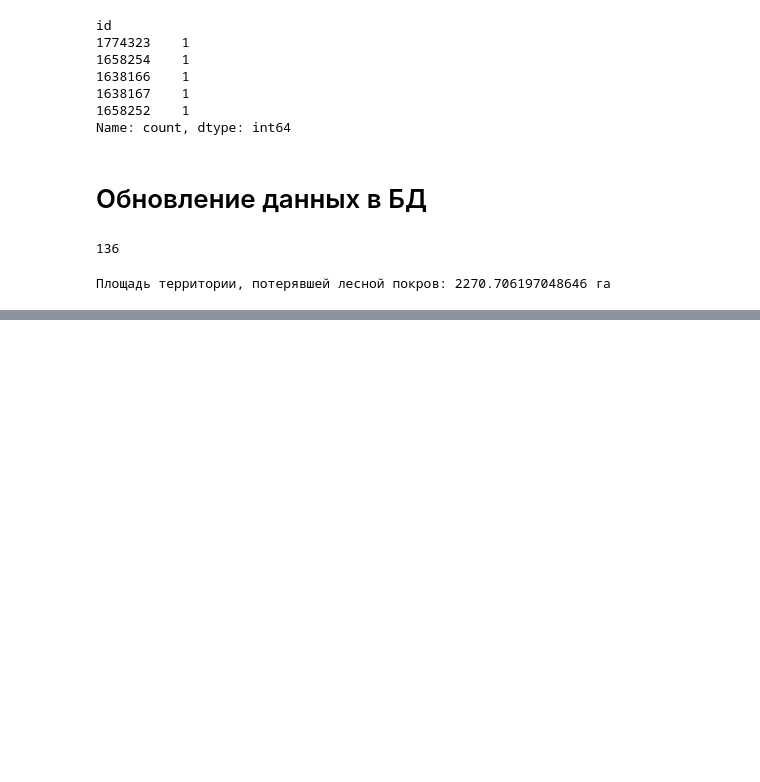
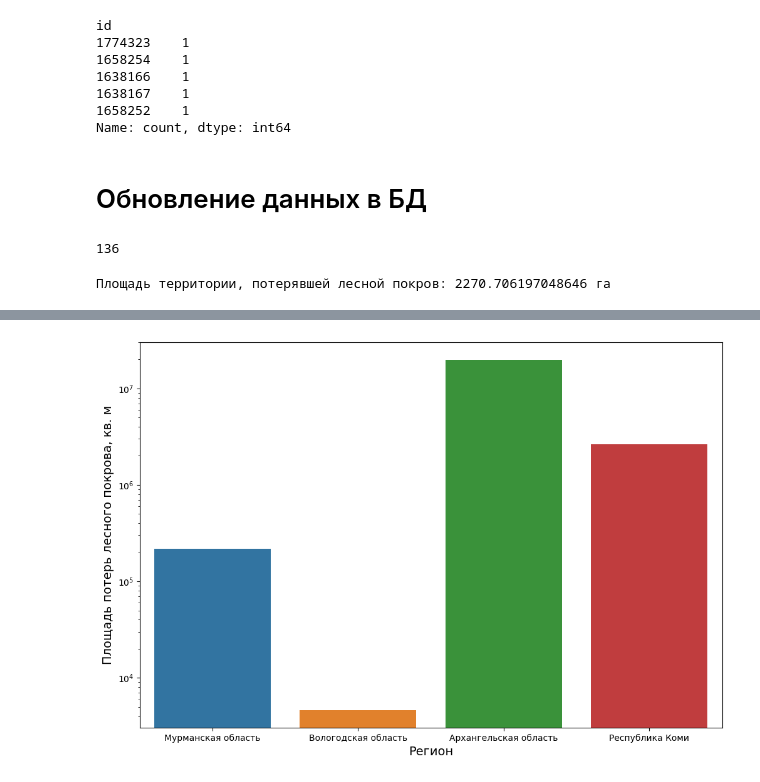
Before and after one commit to eivankin/nto-geo, a Jupyter notebook: playground.ipynb, the cells around one changed output, grey strips where cells are left out. Cells and saved outputs as stored; diff of their text form; code cells hidden in the pictures; blank space fills up the shorter version.

```diff
--- a/playground.ipynb
+++ b/playground.ipynb
@@ -508,0 +568,14 @@ gpd.read_file('forest_change.geojson').to_file('./data/forest_change.shp')
+# %%
+import matplotlib.pyplot as plt
+import seaborn as sns
+
+
+filtered = regions_of_sfo[regions_of_sfo.loss_area > 0]
+
+_, ax = plt.subplots(figsize=(12, 8))
+sns.barplot(filtered, x='name_left', y='loss_area', log=True, ax=ax)
+plt.xlabel('Регион', fontsize=14)
+plt.ylabel('Площадь потерь лесного покрова, кв. м', fontsize=14)
+plt.show()
+# %% [output]
+[figure, added]
```
Also changed, not shown: parts of 12 cells of this notebook, 1 other file.
